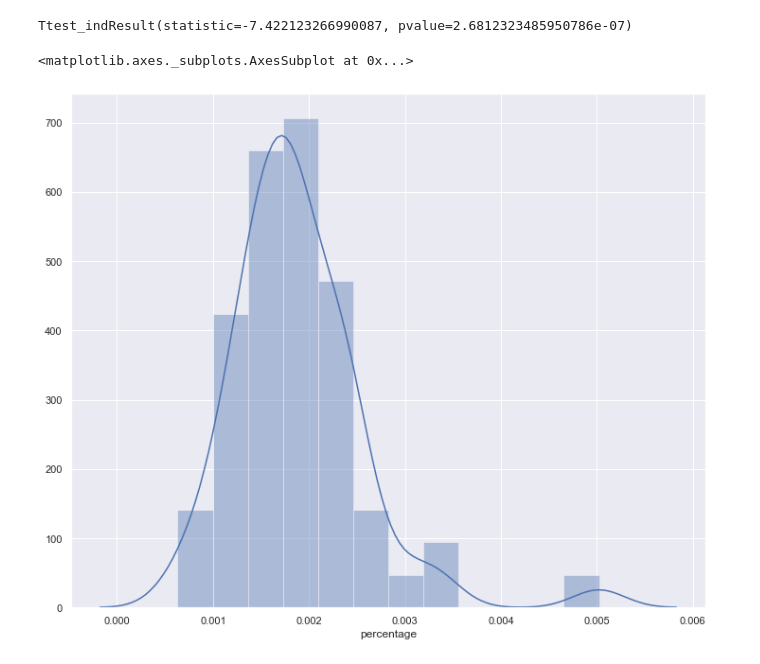
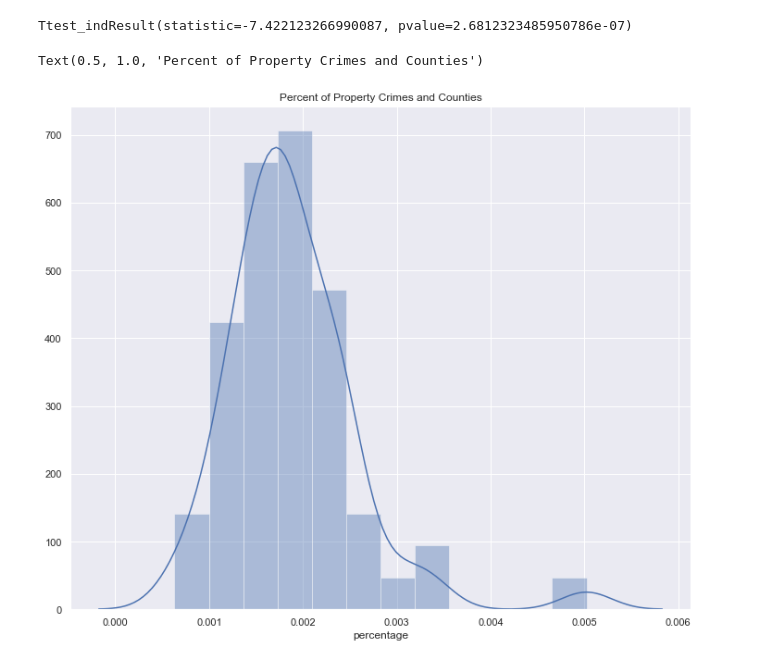
Before and after one commit to joseh4/Testing-the-link-between-fast-food-restaurants-and-property-crime-in-CA, a Jupyter notebook: master-notebook-crime.ipynb, the cells around one changed output. Drawn from its saved outputs; the diff is of its cells as text; code cells hidden in the pictures.

```diff
--- a/master-notebook-crime.ipynb
+++ b/master-notebook-crime.ipynb
@@ -594,7 +594,8 @@ bot_ff_crime
 Ttest_indResult(statistic=-7.422123266990087, pvalue=2.6812323485950786e-07)
 # %%
 sns.distplot(combined_table['percentage'])
+plt.title('Percent of Property Crimes and Counties')
 # %% [output]
-<matplotlib.axes._subplots.AxesSubplot at 0x...>
+Text(0.5, 1.0, 'Percent of Property Crimes and Counties')
-[figure, old version]
+[figure, new version]
 # %%
```
Also changed, not shown: parts of 2 cells of this notebook.
